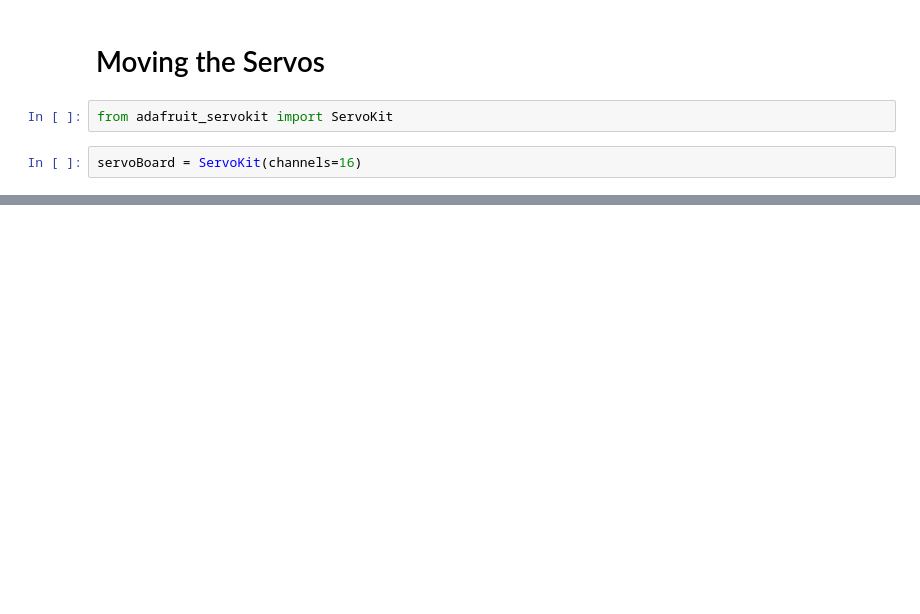
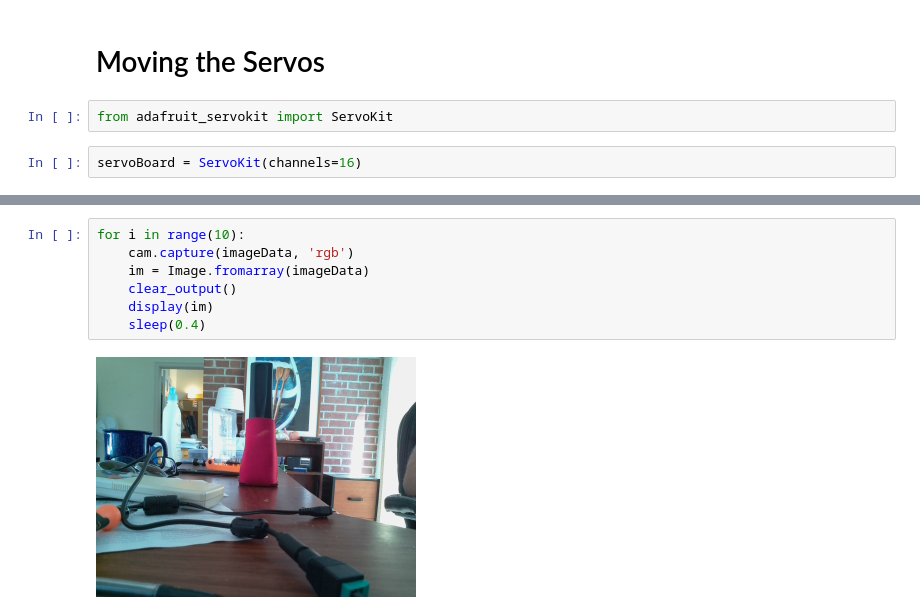
Before and after one commit to brianedw/PyVisionLab, a Jupyter notebook: labSoln.ipynb, the cells around one changed output, grey strips where cells are left out. Drawn from its saved outputs; the diff is of its cells as text; blank space fills up the shorter version.

```diff
--- a/labSoln.ipynb
+++ b/labSoln.ipynb
@@ -248,0 +265,9 @@ serv1.angle = 30
+# %%
+for i in range(10):
+    cam.capture(imageData, 'rgb')
+    im = Image.fromarray(imageData)
+    clear_output()
+    display(im)
+    sleep(0.4)
+# %% [output]
+[figure, added]
```
Also changed, not shown: parts of 40 cells of this notebook, 1 other file.
